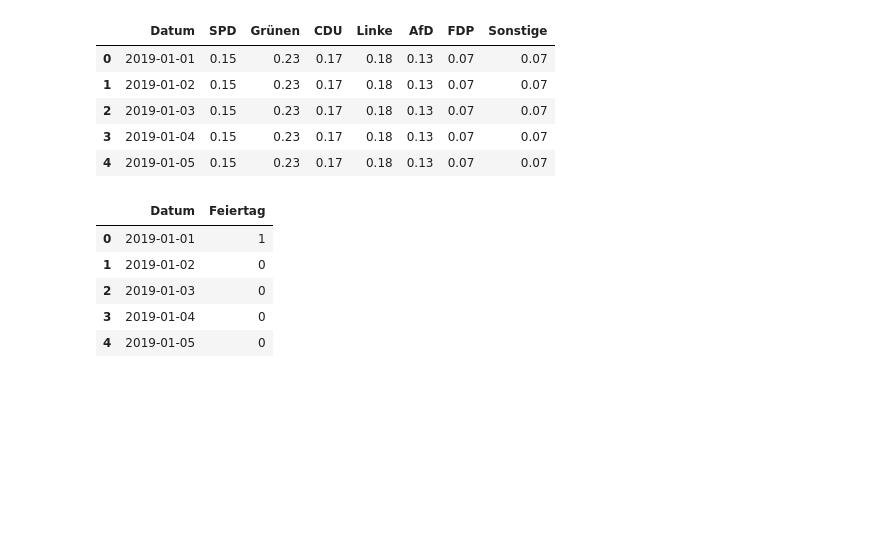
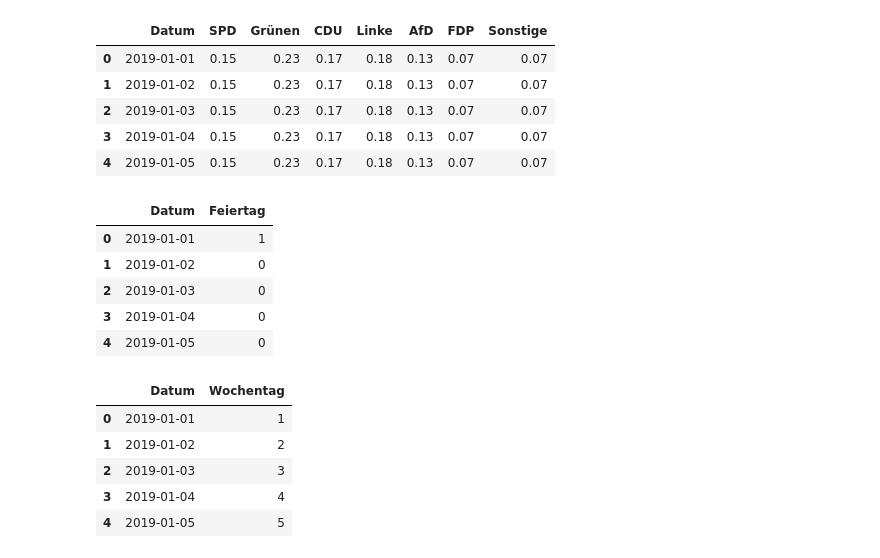
Before and after one commit to s-matthies/ai-waste-analytics, a Jupyter notebook: ProjektAWE.ipynb, the cells around one changed output. Cells and saved outputs as stored; diff of their text form; code cells hidden in the pictures; blank space fills up the shorter version.

```diff
--- a/ProjektAWE.ipynb
+++ b/ProjektAWE.ipynb
@@ -99,4 +99,13 @@ df_feiertage.head()
 | 3 | 2019-01-04 | 0 |
 | 4 | 2019-01-05 | 0 |
 # %%
-df_feiertage = pd.read_csv('wochentage_numerisch.csv')
+df_wochentage = pd.read_csv('wochentage_numerisch.csv')
+# %%
+df_wochentage.head()
+# %% [output]
+|  | Datum | Wochentag |
+| 0 | 2019-01-01 | 1 |
+| 1 | 2019-01-02 | 2 |
+| 2 | 2019-01-03 | 3 |
+| 3 | 2019-01-04 | 4 |
+| 4 | 2019-01-05 | 5 |
```
Also changed, not shown: parts of 5 cells of this notebook.
